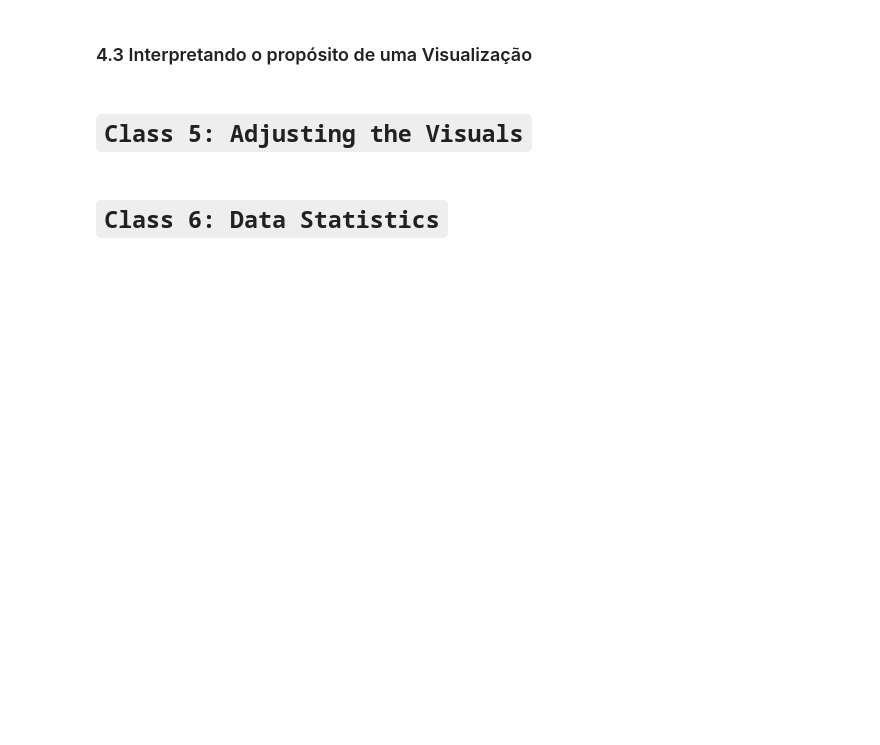
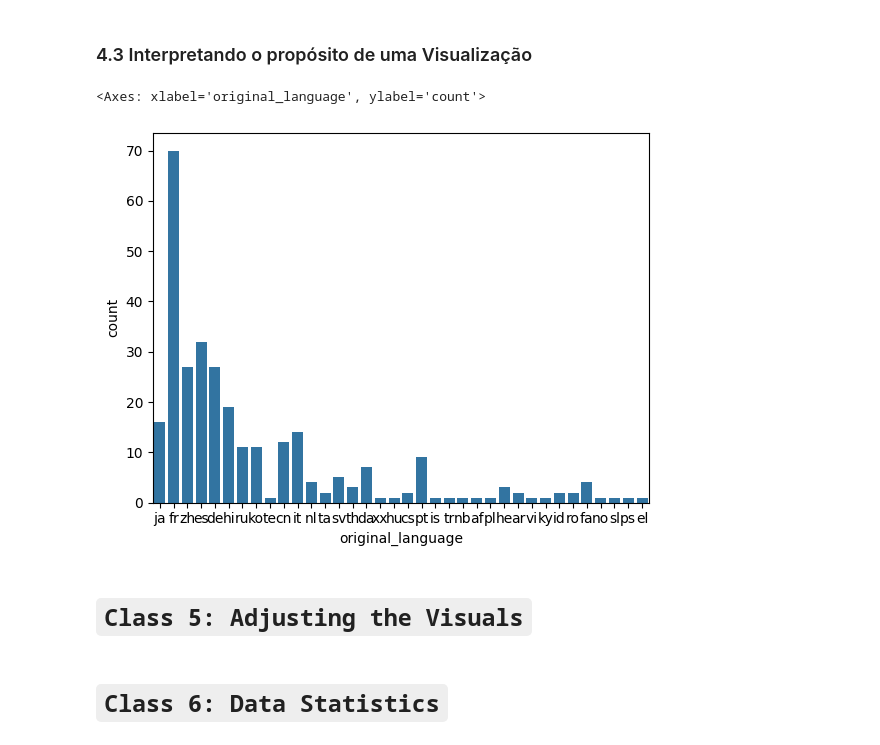
Before and after one commit to KaelDucatti/estudos-ds, a Jupyter notebook: data_science/explorando_analisando_dados/classes.ipynb, the cells around one changed output. Cells and saved outputs as stored; diff of their text form; code cells hidden in the pictures; blank space fills up the shorter version.

```diff
--- a/data_science/explorando_analisando_dados/classes.ipynb
+++ b/data_science/explorando_analisando_dados/classes.ipynb
@@ -329,5 +357,15 @@ np.int64(298)
 # %% [markdown]
 ### 4.3 Interpretando o propósito de uma Visualização
+# %%
+# fazendo uma query que forneça o total, por grupo, de filmes que NÃO são originais do inglês
+lingua_estrangeira_por_grupo = df_3.query("original_language != 'en'")
+sns.countplot(
+    data=lingua_estrangeira_por_grupo,
+    x="original_language"
+)
+# %% [output]
+<Axes: xlabel='original_language', ylabel='count'>
+[figure, added]
 # %% [markdown]
 # `Class 5: Adjusting the Visuals`
 # %% [markdown]
```
Also changed, not shown: parts of 2 cells of this notebook.
